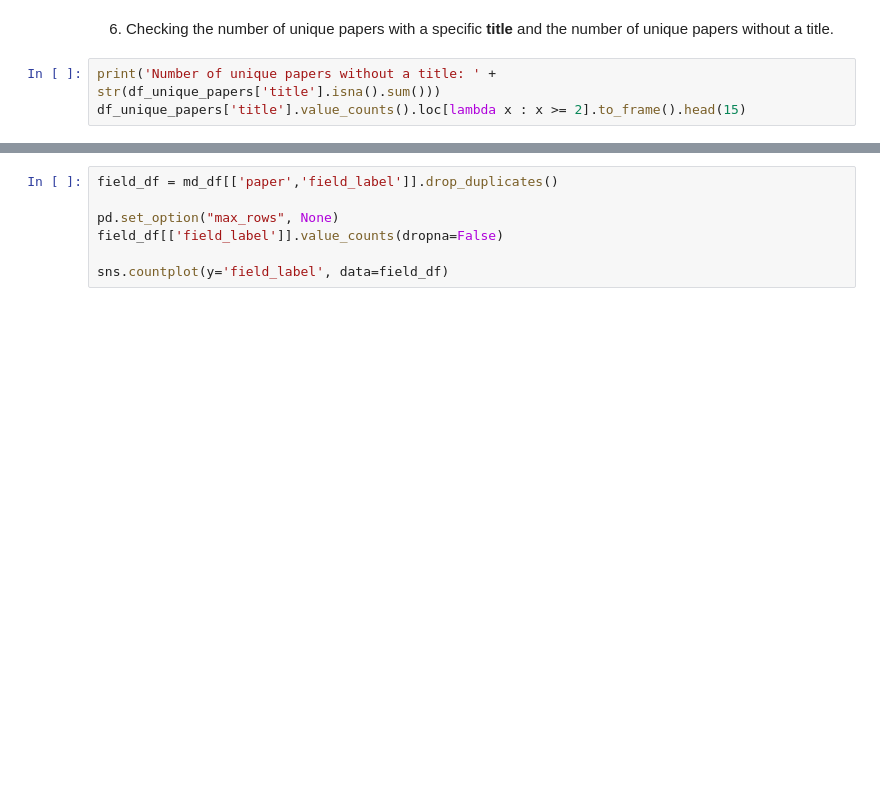
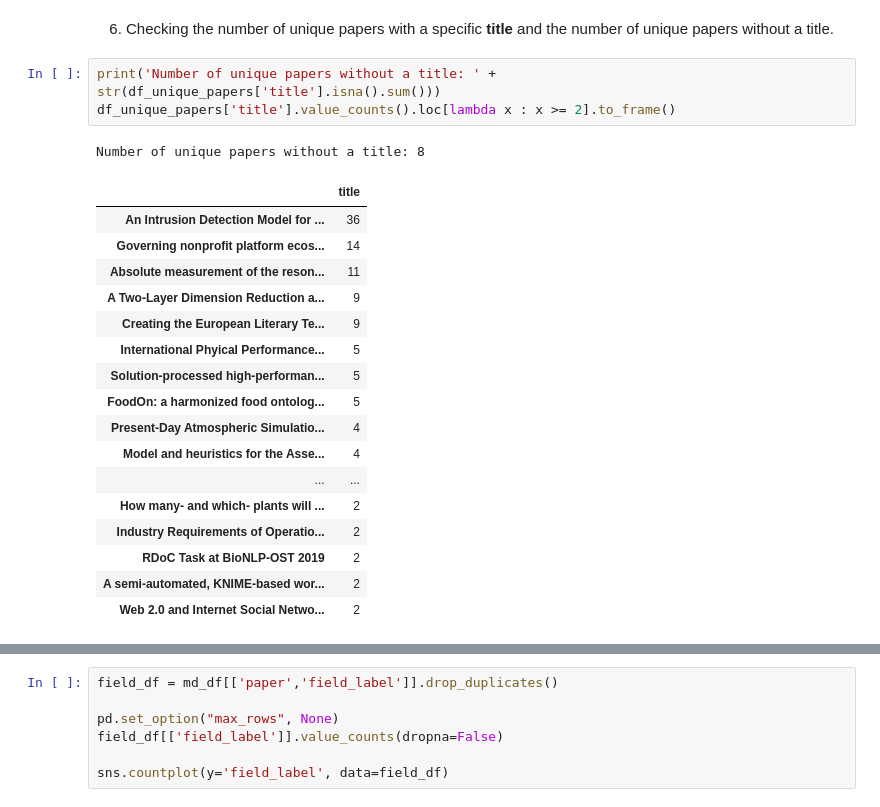
Before and after one commit to okarras/Jupyter-Notebooks, a Jupyter notebook: ORKGMetadataAnalysis/metadata_orkg.ipynb, the cells around one changed output, grey strips where cells are left out. Drawn from its saved outputs; the diff is of its cells as text; blank space fills up the shorter version.

```diff
--- a/ORKGMetadataAnalysis/metadata_orkg.ipynb
+++ b/ORKGMetadataAnalysis/metadata_orkg.ipynb
@@ -111,7 +174,26 @@ print('Number of unique papers without a DOI: ' + str(df_unique_papers['doi'].is
 6. Checking the number of unique papers with a specific **title** and the number of unique papers without a title.
 # %%
 print('Number of unique papers without a title: ' + str(df_unique_papers['title'].isna().sum()))
-df_unique_papers['title'].value_counts().loc[lambda x : x >= 2].to_frame().head(15)
+df_unique_papers['title'].value_counts().loc[lambda x : x >= 2].to_frame()
+# %% [output]
+Number of unique papers without a title: 8
+|  | title |
+| An Intrusion Detection Model for ... | 36 |
+| Governing nonprofit platform ecos... | 14 |
+| Absolute measurement of the reson... | 11 |
+| A Two-Layer Dimension Reduction a... | 9 |
+| Creating the European Literary Te... | 9 |
+| International Phyical Performance... | 5 |
+| Solution-processed high-performan... | 5 |
+| FoodOn: a harmonized food ontolog... | 5 |
+| Present-Day Atmospheric Simulatio... | 4 |
+| Model and heuristics for the Asse... | 4 |
+| ... | ... |
+| How many- and which- plants will ... | 2 |
+| Industry Requirements of Operatio... | 2 |
+| RDoC Task at BioNLP-OST 2019 | 2 |
+| A semi-automated, KNIME-based wor... | 2 |
+| Web 2.0 and Internet Social Netwo... | 2 |
 # %%
 print('Number of unique papers without a month: ' + str(df_unique_papers['month'].isna().sum()))
 print(df_unique_papers['month'].value_counts())
```
Also changed, not shown: parts of 7 cells of this notebook, 2 other files.
